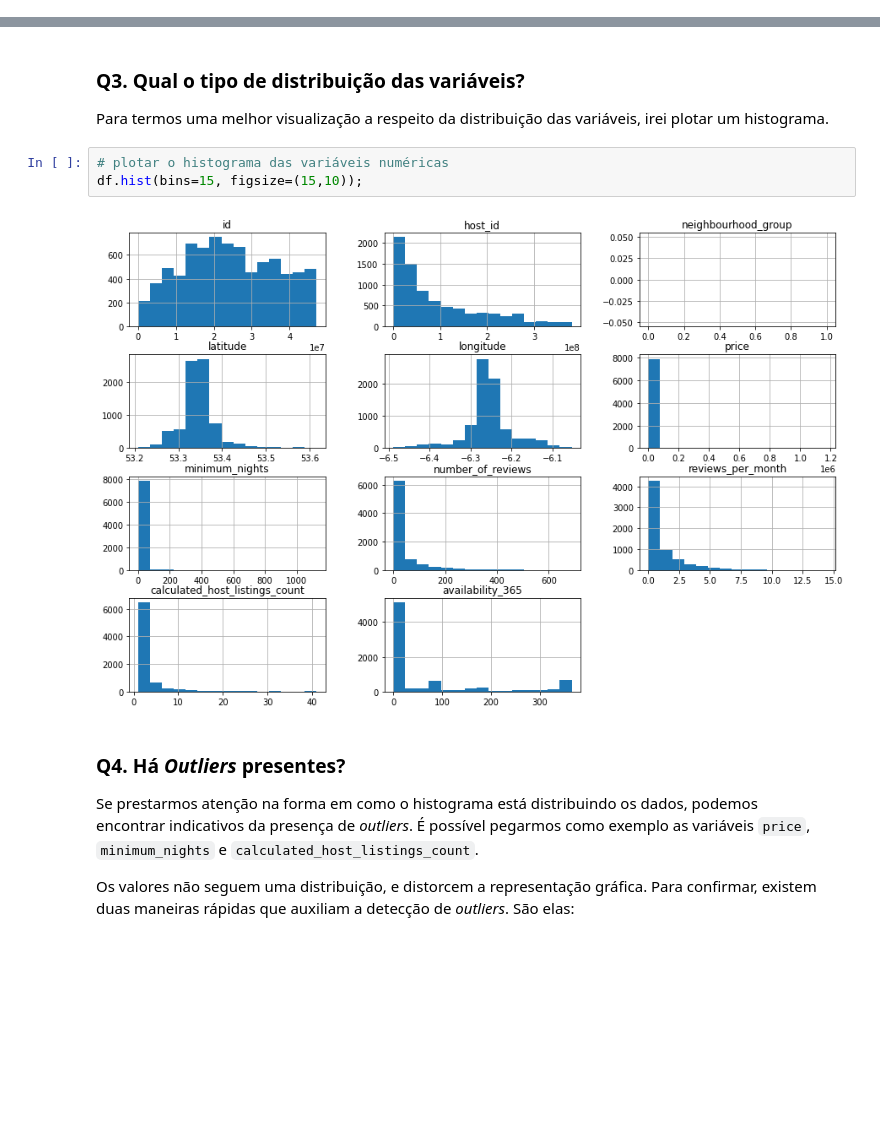
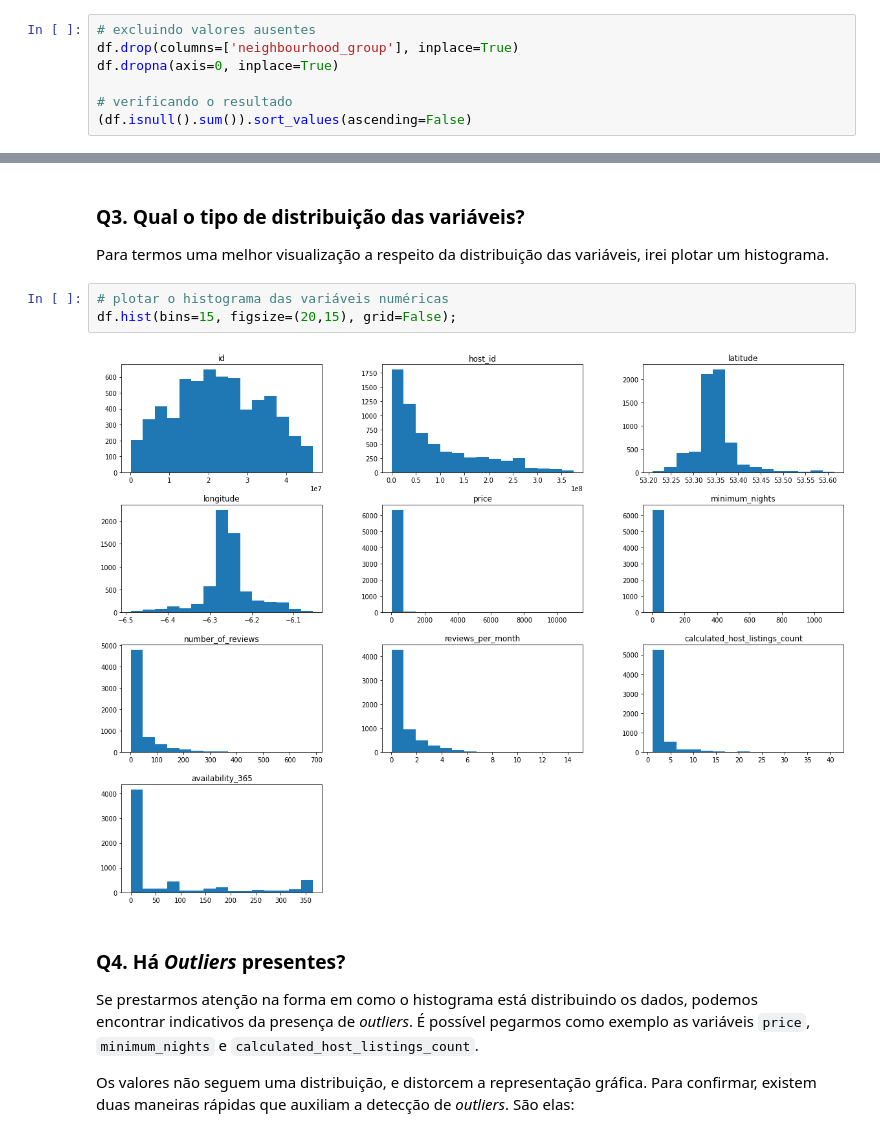
Before and after one commit to JoaoGustavo29/Portfolio_DataScience, a Jupyter notebook: Análise_dos_Dados_do_Airbnb_Dublin.ipynb, the cells around one changed output, grey strips where cells are left out. Saved outputs shown, nothing was run; the diff lists cells and outputs as text; blank space fills up the shorter version.

```diff
--- a/Análise_dos_Dados_do_Airbnb_Dublin.ipynb
+++ b/Análise_dos_Dados_do_Airbnb_Dublin.ipynb
@@ -145,3 +145,10 @@ host_name                         0.000000
 host_id                           0.000000
 id                                0.000000
 dtype: float64
+# %%
+# excluindo valores ausentes
+df.drop(columns=['neighbourhood_group'], inplace=True)
+df.dropna(axis=0, inplace=True)
+
+# verificando o resultado
+(df.isnull().sum()).sort_values(ascending=False)
@@ -151,9 +175,9 @@ dtype: float64
 Para termos uma melhor visualização a respeito da distribuição das variáveis, irei plotar um histograma.
 # %%
 # plotar o histograma das variáveis numéricas
-df.hist(bins=15, figsize=(15,10));
+df.hist(bins=15, figsize=(20,15), grid=False);
 # %% [output]
-[figure, old version]
+[figure, new version]
 # %% [markdown]
 ### **Q4. Há *Outliers* presentes?**
 
```
Also changed, not shown: parts of 29 cells of this notebook.
